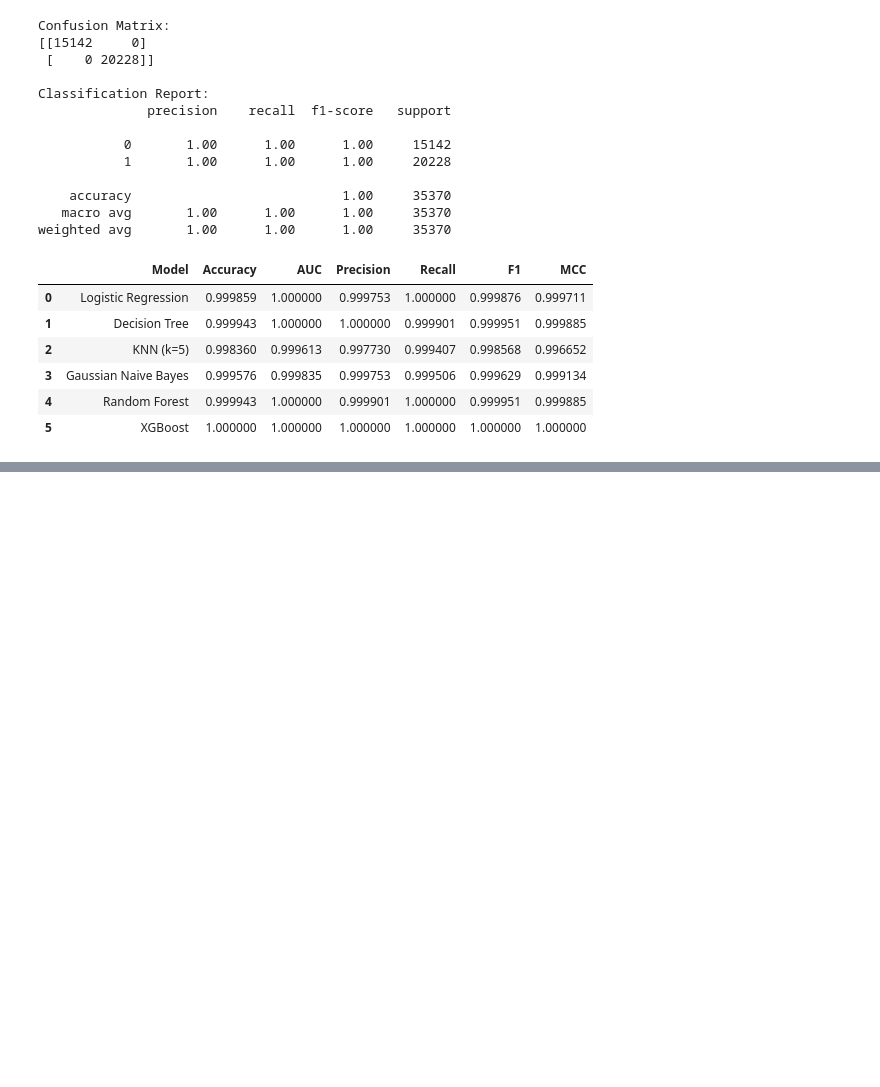
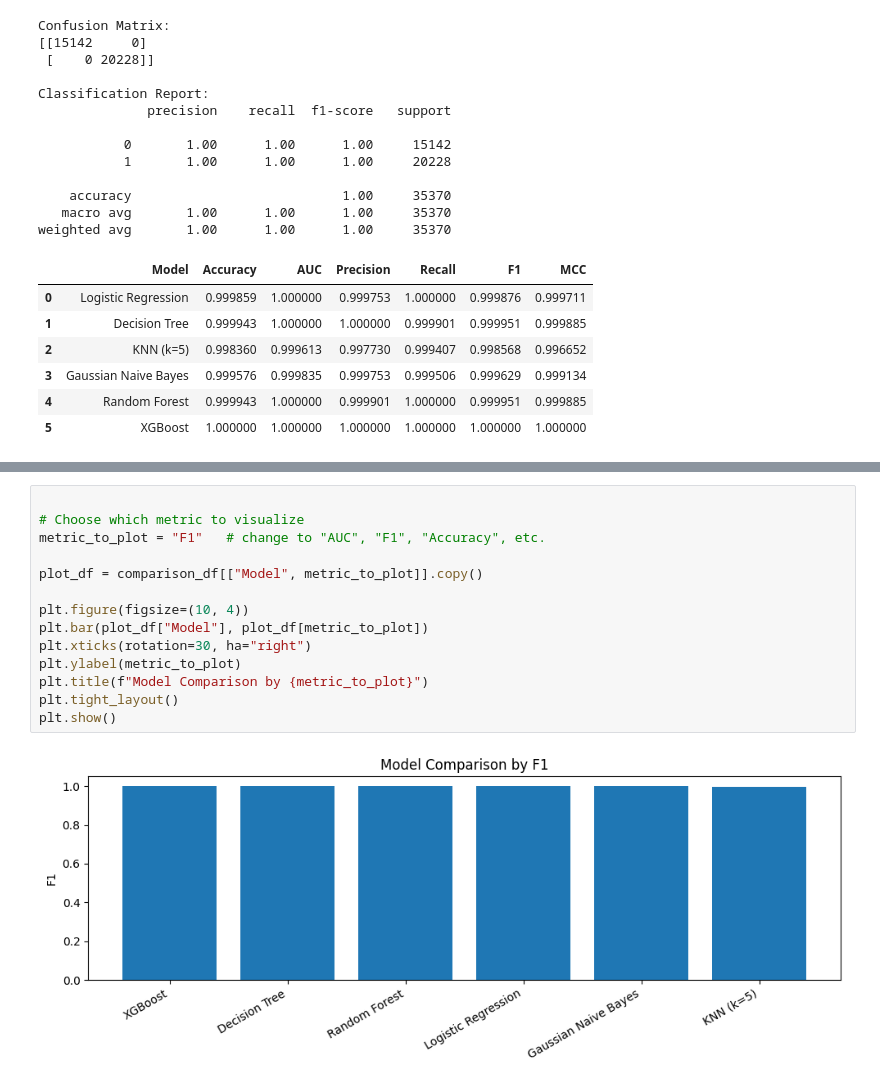
Before and after one commit to 2025aa05755/ml-assignment-2, a Jupyter notebook: model/classification_notebook.ipynb, the cells around one changed output, grey strips where cells are left out. Drawn from its saved outputs; the diff is of its cells as text; blank space fills up the shorter version.

```diff
--- a/model/classification_notebook.ipynb
+++ b/model/classification_notebook.ipynb
@@ -1074,0 +1220,16 @@ Saved model to: ../data/artifacts/xgboost_model.joblib
+# %%
+
+# Choose which metric to visualize
+metric_to_plot = "F1"   # change to "AUC", "F1", "Accuracy", etc.
+
+plot_df = comparison_df[["Model", metric_to_plot]].copy()
+
+plt.figure(figsize=(10, 4))
+plt.bar(plot_df["Model"], plot_df[metric_to_plot])
+plt.xticks(rotation=30, ha="right")
+plt.ylabel(metric_to_plot)
+plt.title(f"Model Comparison by {metric_to_plot}")
+plt.tight_layout()
+plt.show()
+# %% [output]
+[figure, added]
```
Also changed, not shown: parts of 33 cells of this notebook, 15 other files.
